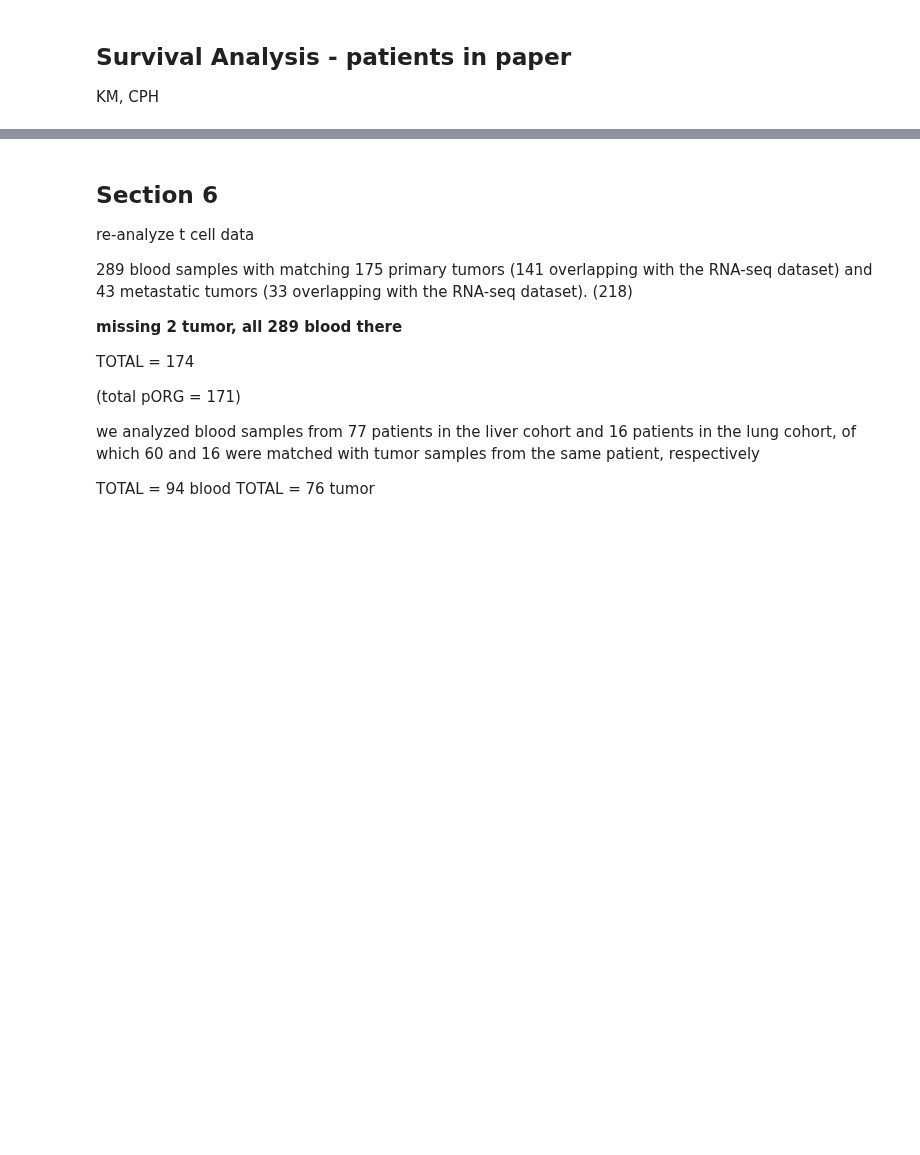
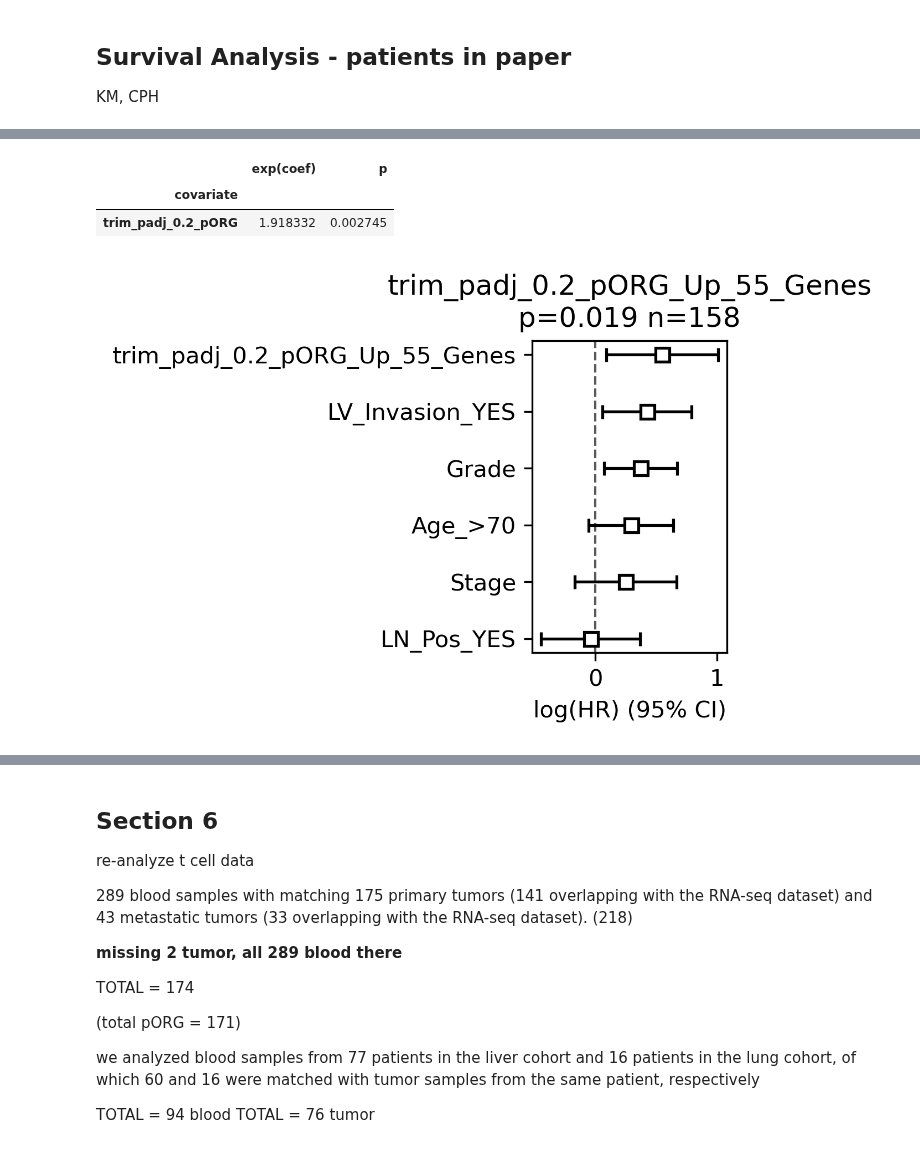
Before and after one commit to engjen/Liver_Lung_PDAC, a Jupyter notebook: 20221025_PDAC_pipeline_Link.ipynb, the cells around one changed output, grey strips where cells are left out. Cells and saved outputs as stored; diff of their text form; code cells hidden in the pictures; blank space fills up the shorter version.

```diff
--- a/20221025_PDAC_pipeline_Link.ipynb
+++ b/20221025_PDAC_pipeline_Link.ipynb
@@ -852,15 +1150,36 @@ for s_vital in ls_vital:
+# %%
+df_result
+# %% [output]
+|  | exp(coef) | p |
+| covariate |  |  |
+| trim_padj_0.2_pORG | 1.918332 | 0.002745 |
 # %%
 #CPH
 df_result_multi = pd.DataFrame()
-ls_drop = df_patient[~df_patient.loc[:,'Patient Specimen ID'].str.contains('-T2').fillna(False) & ~df_patient.pSUB_Primary.isna()].index
-ls_multi = ['txi_pORG_Up_42_Genes','pORG_Primary','pSUB_Primary','PurIST Score','txi_pSUB_Up_100_Genes',]
-ls_cats = ['TP53_altered','CDKN2A_altered','LV_Invasion','LN_Pos','Age']
+ls_drop = df_patient[~df_patient.loc[:,'Patient Specimen ID'].str.contains('-T2').fillna(False) & ~df_patient.Public_Patient_ID.duplicated()].index
+ls_multi = ls_vital
+ls_cats = ['LV_Invasion','LN_Pos','Age'] #
+#ls_cats = ['RNF43_altered', 'CDKN2A_altered', 'ARID1B_altered', 'ATM_altered']
 for s_multi in ls_multi:
     #why does PurIST have extra patients?
-    df = df_patient.loc[ls_drop,[s_multi,s_time,s_censor,'Grade','Stage']] ##'Neoadjuvant','Age at Diagnosis'
+    df = df_patient.loc[ls_drop,[s_multi,s_time,s_censor,'Grade','Stage']].dropna() ##'Neoadjuvant','Age at Diagnosis'
+    if ls_cats[0].find('altered') > -1:
+        df = df_patient.loc[ls_drop,[s_multi,s_time,s_censor]].dropna()
+    if df.loc[:,s_multi].dtype=='O':
+        df_dummy = pd.get_dummies(df.loc[:,[s_multi]],drop_first=True)
+        if s_multi =='Recurrence_':
+            df_dummy = pd.get_dummies(df.loc[:,[s_multi]],drop_first=False)
+            df_dummy.drop('Recurrence__Other_Site',axis=1,inplace=True)
+        df.drop(s_multi,axis=1,inplace=True)
+        s_multi = df_dummy.columns[0]
+        df[s_multi] = df_dummy
     df_dummy = pd.get_dummies(df_patient.loc[:,ls_cats],drop_first=True) #'TP53_altered','CDKN2A_altered',,'Sex'
     df = pd.concat([df,df_dummy],axis=1)
-    fig, cph = cph_plot(df,s_multi,s_time,s_censor)
-    fig.savefig(f'figures/CPH_{s_multi}.png')
+    fig, cph = cph_plot(df,s_multi,s_time,s_censor,figsize=(4,3))
+    if s_multi == 'Recurrence__None':
+        s_multi = s_multi + '_' + s_compare_to
+    fig.savefig(f'figures/CPH_multi_{s_multi}.png')
     df_result_multi=pd.concat([df_result_multi,cph.summary.loc[:,['exp(coef)','p']]])
-    #break
+    break
+# %% [output]
+[figure, added]
```
Also changed, not shown: parts of 103 cells of this notebook.
